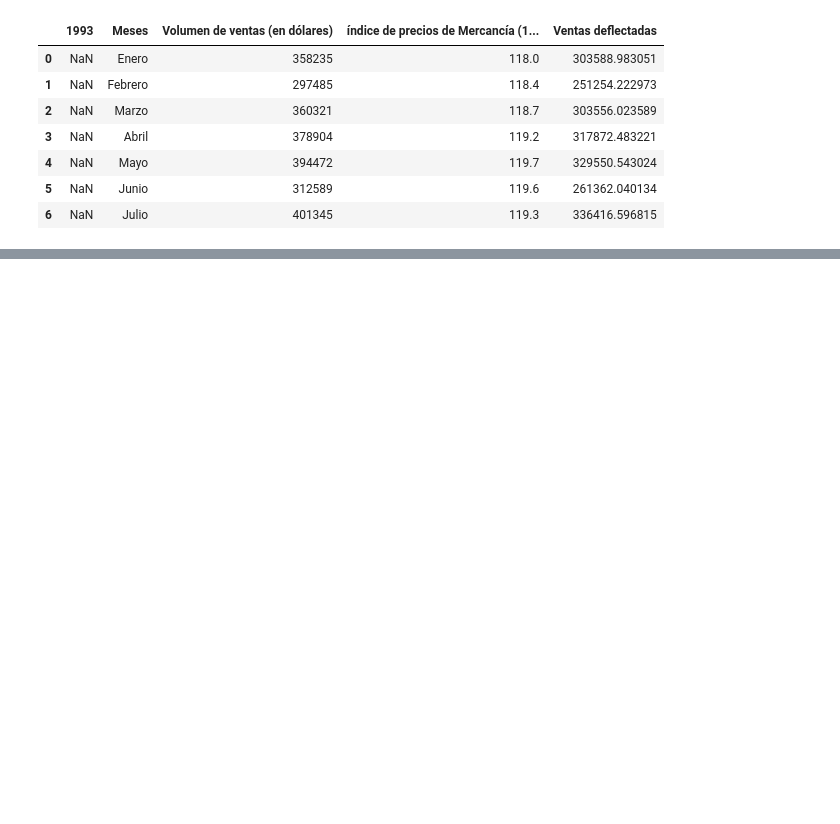
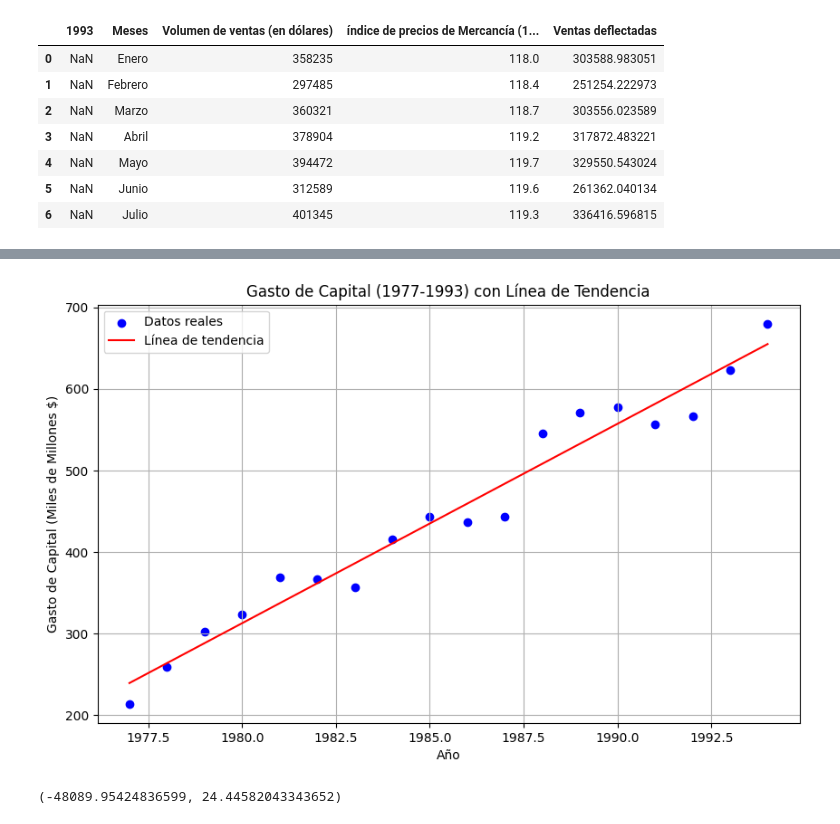
Before and after one commit to maferpy/unidad9, a Jupyter notebook: pronosticos.ipynb, the cells around one changed output, grey strips where cells are left out. Saved outputs shown, nothing was run; the diff lists cells and outputs as text; code cells hidden in the pictures; blank space fills up the shorter version.

```diff
--- a/pronosticos.ipynb
+++ b/pronosticos.ipynb
@@ -1050,0 +1095,34 @@ Estos componentes son:
+# %%
+import numpy as np
+import pandas as pd
+import matplotlib.pyplot as plt
+from sklearn.linear_model import LinearRegression
+
+# Ajustando el modelo de regresión lineal
+X = df6[['anio']]  # variable independiente
+y = df6['miles']  # variable dependiente
+model = LinearRegression()
+model.fit(X, y)
+
+# Obteniendo los coeficientes
+intercept = model.intercept_
+slope = model.coef_[0]
+
+# Predicciones del modelo
+df6['pred'] = model.predict(X)
+
+# Gráfica de los datos originales y la línea de tendencia
+plt.figure(figsize=(10, 6))
+plt.scatter(df6['anio'], df6['miles'], color='blue', label='Datos reales')
+plt.plot(df6['anio'], df6['pred'], color='red', label='Línea de tendencia')
+plt.title('Gasto de Capital (1977-1993) con Línea de Tendencia')
+plt.xlabel('Año')
+plt.ylabel('Gasto de Capital (Miles de Millones $)')
+plt.legend()
+plt.grid(True)
+plt.show()
+
+(intercept, slope)
+# %% [output]
+[figure, added]
+(-48089.95424836599, 24.44582043343652)
```
Also changed, not shown: parts of 28 cells of this notebook.
